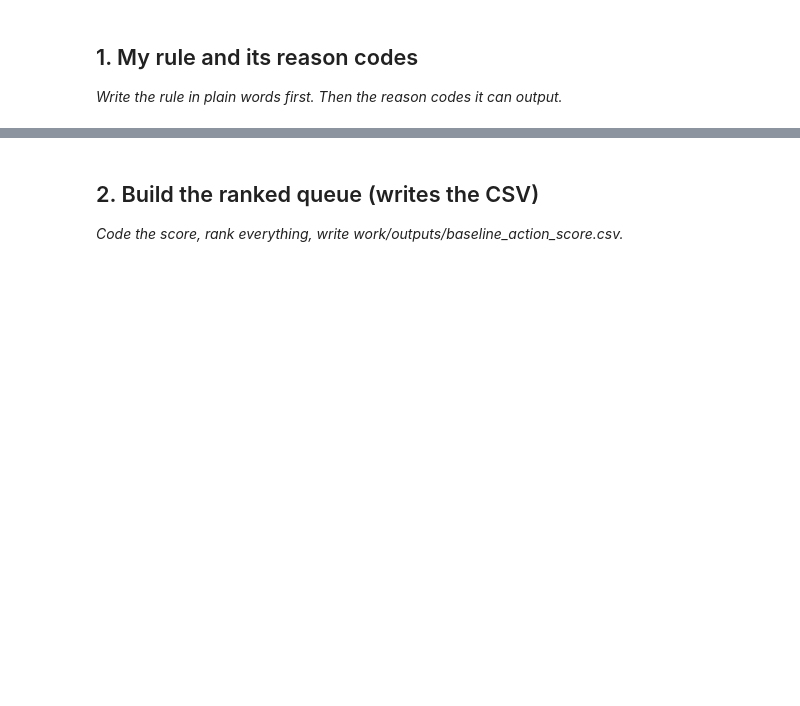
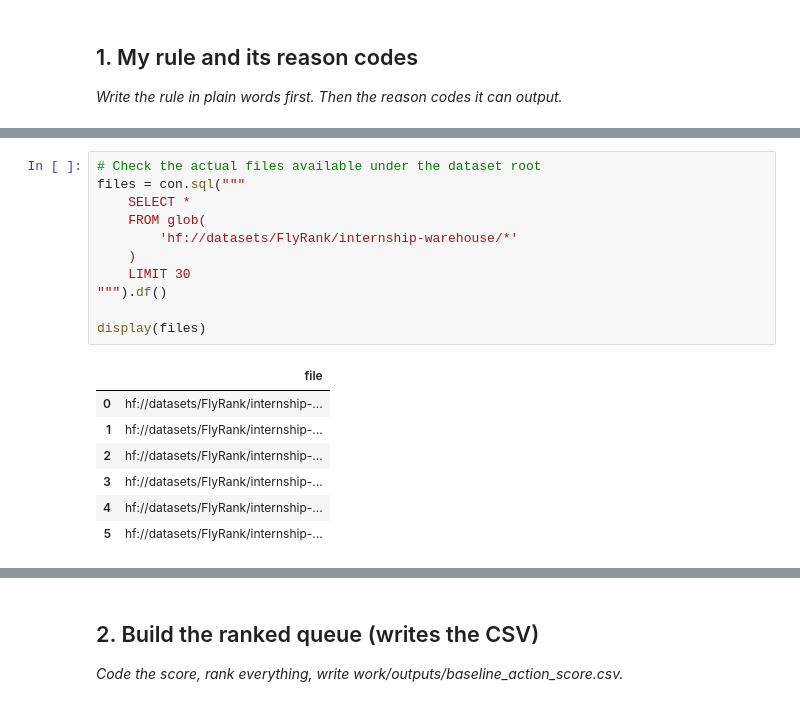
Before and after one commit to jawad-ahmed-developer/flyRank_Internship_Tasks, a Jupyter notebook: work/notebooks/w04_baseline_score.ipynb, the cells around one changed output, grey strips where cells are left out. Drawn from its saved outputs; the diff is of its cells as text; blank space fills up the shorter version.

```diff
--- a/work/notebooks/w04_baseline_score.ipynb
+++ b/work/notebooks/w04_baseline_score.ipynb
@@ -15,0 +295,19 @@ This skeleton is yours to fill. Work the sections **in order** — each one has
+# %%
+# Check the actual files available under the dataset root
+files = con.sql("""
+    SELECT *
+    FROM glob(
+        'hf://datasets/FlyRank/internship-warehouse/*'
+    )
+    LIMIT 30
+""").df()
+
+display(files)
+# %% [output]
+|  | file |
+| 0 | hf://datasets/FlyRank/internship-... |
+| 1 | hf://datasets/FlyRank/internship-... |
+| 2 | hf://datasets/FlyRank/internship-... |
+| 3 | hf://datasets/FlyRank/internship-... |
+| 4 | hf://datasets/FlyRank/internship-... |
+| 5 | hf://datasets/FlyRank/internship-... |
```
Also changed, not shown: parts of 10 cells of this notebook.
